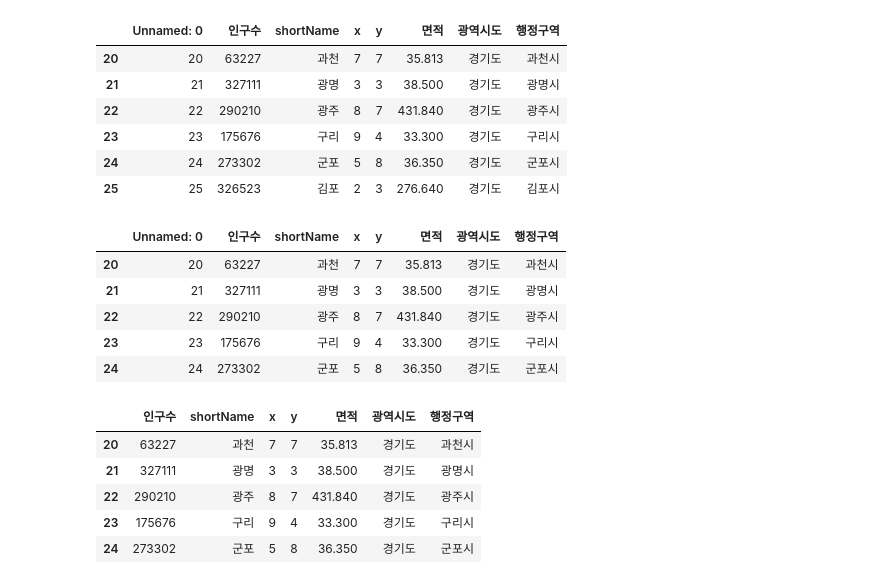
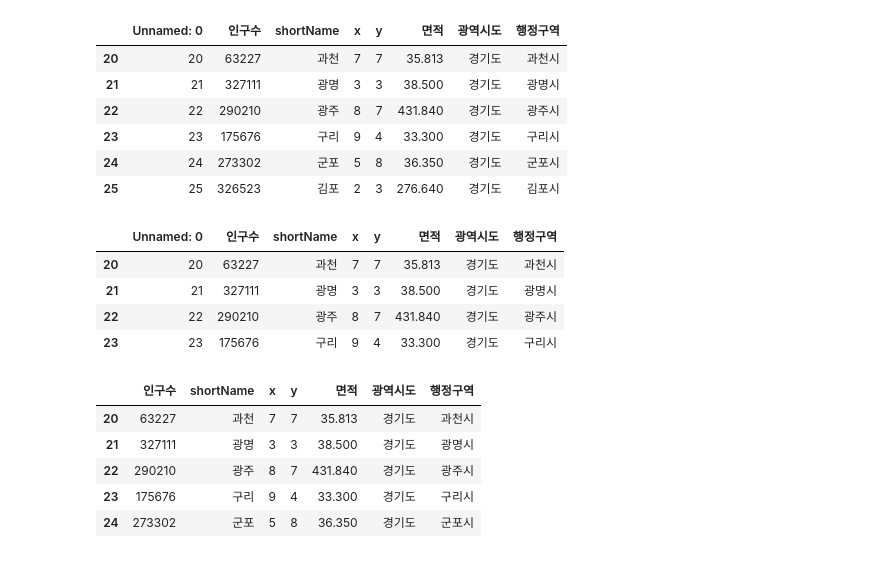
Before and after one commit to sehuikim02/Python_Webscraping_Analysis, a Jupyter notebook: 03-1.행정구역정보_분석과시각화.ipynb, the cells around one changed output. Cells and saved outputs as stored; diff of their text form; code cells hidden in the pictures.

```diff
--- a/03-1.행정구역정보_분석과시각화.ipynb
+++ b/03-1.행정구역정보_분석과시각화.ipynb
@@ -463,11 +564,11 @@ pop_mean_std('서울특별시')
 # %%
 #iloc[] 사용
 #인덱스가 20 부터 24까지
+data.iloc[20:24]
 # %% [output]
 |  | Unnamed: 0 | 인구수 | shortName | x | y | 면적 | 광역시도 | 행정구역 |
 | 20 | 20 | 63227 | 과천 | 7 | 7 | 35.813 | 경기도 | 과천시 |
 | 21 | 21 | 327111 | 광명 | 3 | 3 | 38.500 | 경기도 | 광명시 |
 | 22 | 22 | 290210 | 광주 | 8 | 7 | 431.840 | 경기도 | 광주시 |
 | 23 | 23 | 175676 | 구리 | 9 | 4 | 33.300 | 경기도 | 구리시 |
-| 24 | 24 | 273302 | 군포 | 5 | 8 | 36.350 | 경기도 | 군포시 |
 # %%
```
Also changed, not shown: parts of 44 cells of this notebook.
